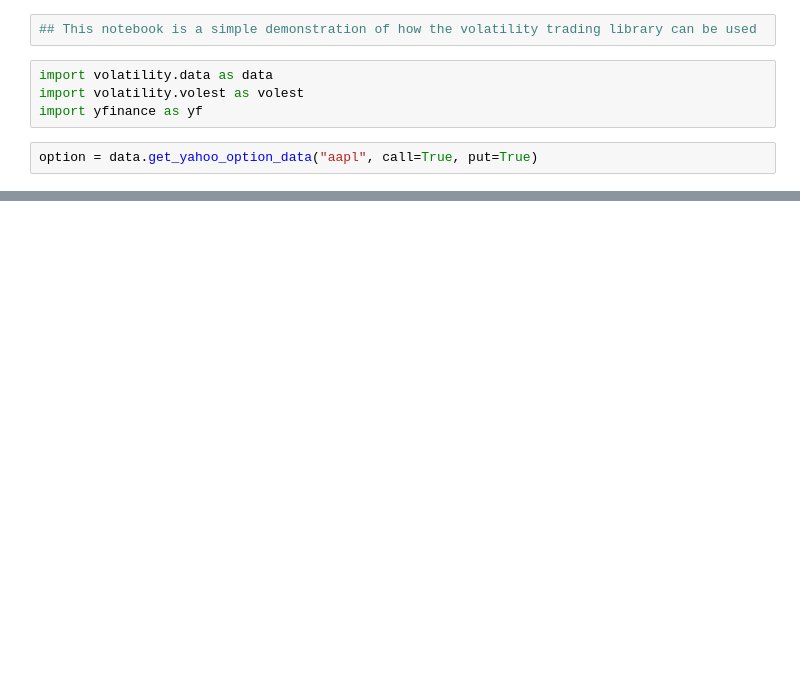
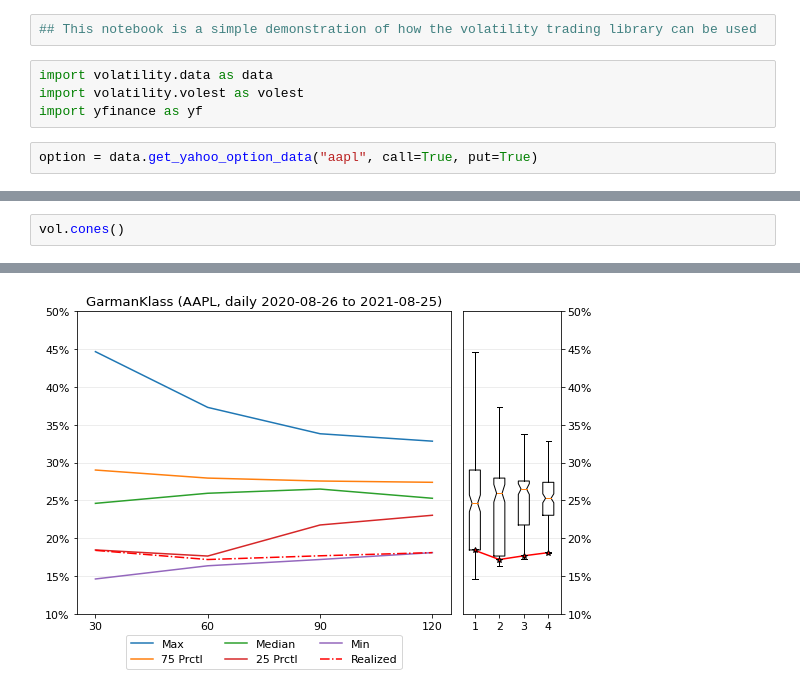
Before and after one commit to fredpell1/volatility-trading, a Jupyter notebook: yfinance_test.ipynb, the cells around one changed output, grey strips where cells are left out. Drawn from its saved outputs; the diff is of its cells as text; blank space fills up the shorter version.

```diff
--- a/yfinance_test.ipynb
+++ b/yfinance_test.ipynb
@@ -102,0 +26,3 @@ _,plt = vol.cones(windows=windows, quantiles=quantiles)
+# %%
+vol.cones()
+# %% [output]
@@ -102,0 +31 @@ _,plt = vol.cones(windows=windows, quantiles=quantiles)
+[figure, added]
```
Also changed, not shown: parts of 14 cells of this notebook, 1 other file.
